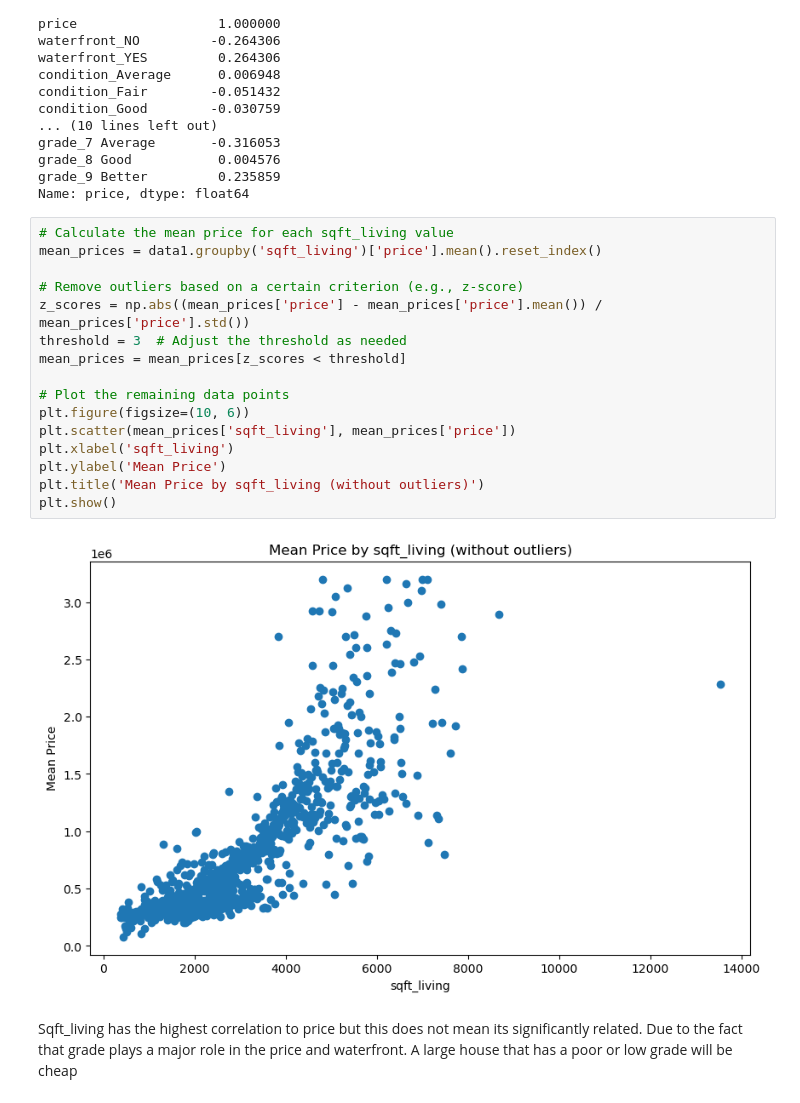
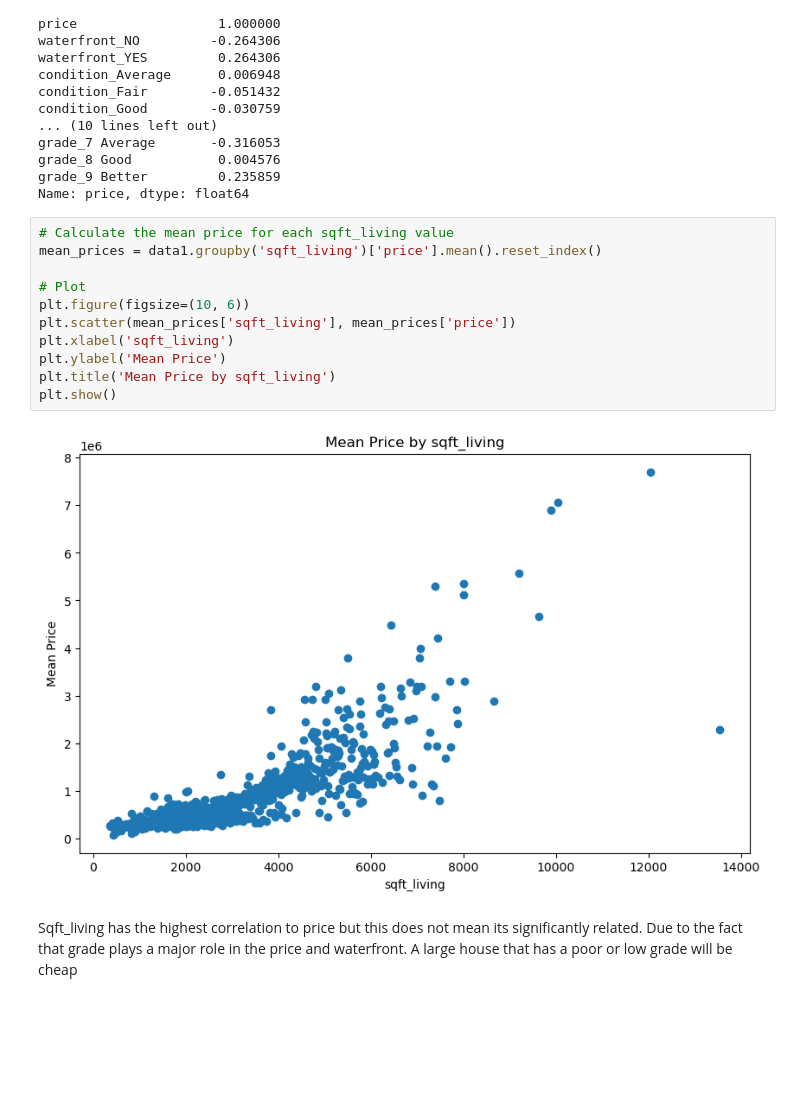
Before and after one commit to wanjikuciku/King-County-Real-Estate-Analysis, a Jupyter notebook: student.ipynb, the cells around one changed output. Saved outputs shown, nothing was run; the diff lists cells and outputs as text; blank space fills up the shorter version.

Commit message:
added an image

```diff
--- a/student.ipynb
+++ b/student.ipynb
@@ -836,21 +836,16 @@ Name: price, dtype: float64
 # %%
 # Calculate the mean price for each sqft_living value
 mean_prices = data1.groupby('sqft_living')['price'].mean().reset_index()
 
-# Remove outliers based on a certain criterion (e.g., z-score)
-z_scores = np.abs((mean_prices['price'] - mean_prices['price'].mean()) / mean_prices['price'].std())
-threshold = 3  # Adjust the threshold as needed
-mean_prices = mean_prices[z_scores < threshold]
-
-# Plot the remaining data points
+# Plot
 plt.figure(figsize=(10, 6))
 plt.scatter(mean_prices['sqft_living'], mean_prices['price'])
 plt.xlabel('sqft_living')
 plt.ylabel('Mean Price')
-plt.title('Mean Price by sqft_living (without outliers)')
+plt.title('Mean Price by sqft_living')
 plt.show()
 # %% [output]
-[figure, old version]
+[figure, new version]
 # %% [markdown]
 Sqft_living has the highest correlation to price but this does not mean its significantly related. Due to the fact that grade plays a major role in the price and waterfront. A large house that has a poor or low grade will be cheap
 # %% [markdown]
```
Also changed, not shown: parts of 4 cells of this notebook, 2 other files.
